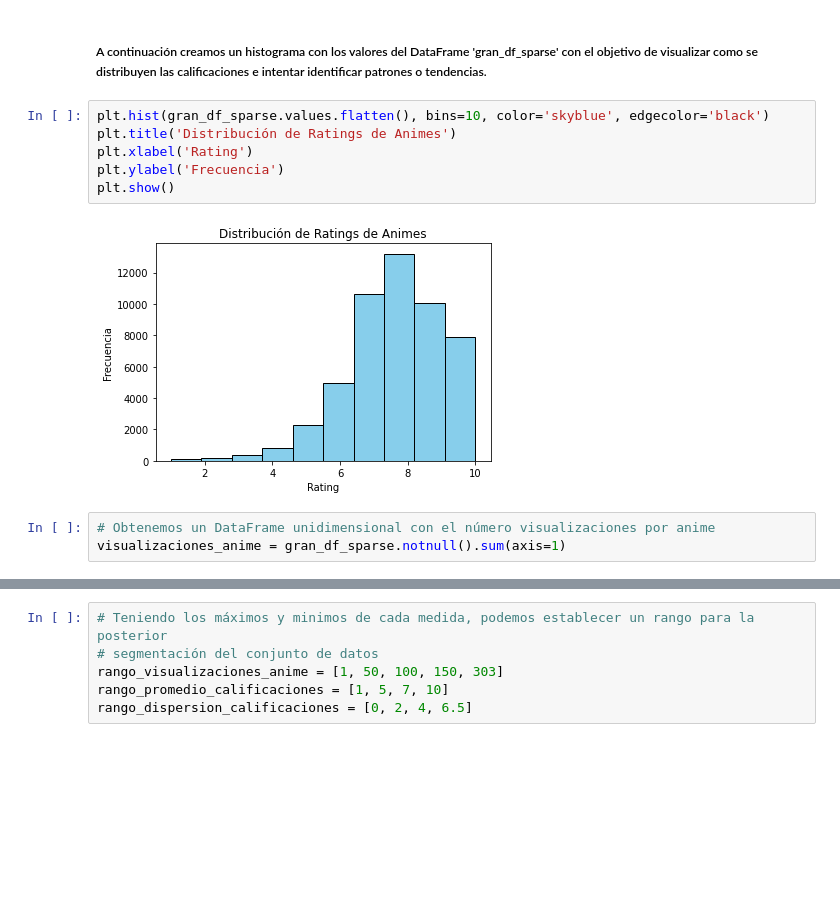
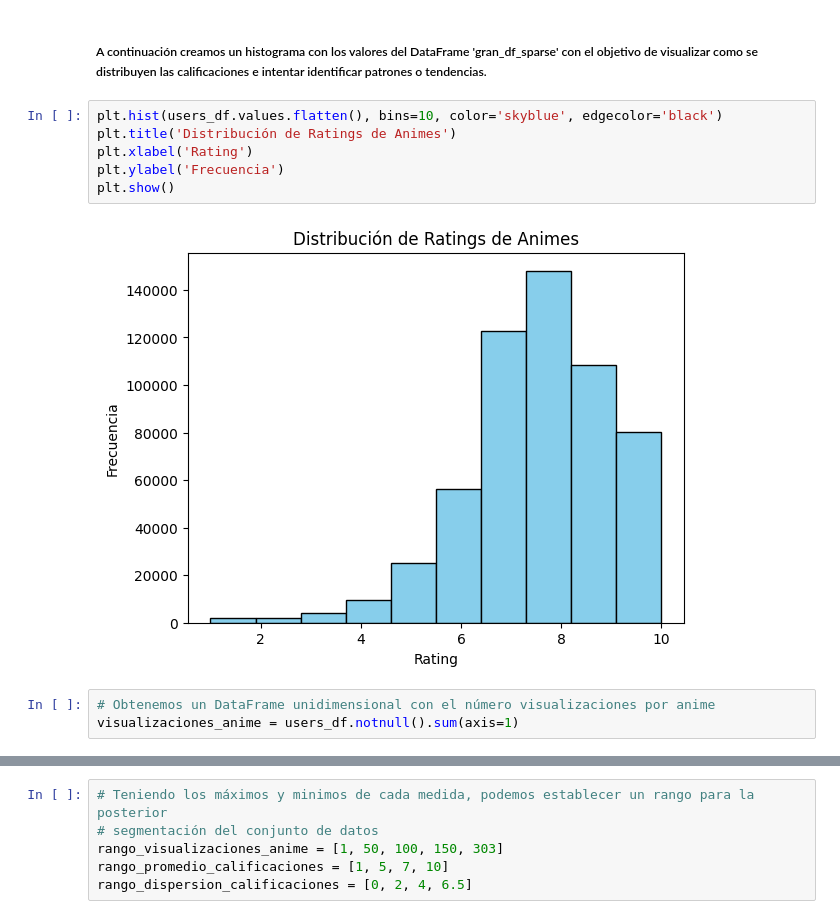
Before and after one commit to VAMarques/Proyecto-Grupo-12, a Jupyter notebook: demo Mativ/usuarios_explotarorio.ipynb, the cells around one changed output, grey strips where cells are left out. Saved outputs shown, nothing was run; the diff lists cells and outputs as text; blank space fills up the shorter version.

```diff
--- a/demo Mativ/usuarios_explotarorio.ipynb
+++ b/demo Mativ/usuarios_explotarorio.ipynb
@@ -45,16 +45,16 @@ users_df
 # %% [markdown]
 ##### A continuación creamos un histograma con los valores del DataFrame 'gran_df_sparse' con el objetivo de visualizar como se distribuyen las calificaciones e intentar identificar patrones o tendencias.
 # %%
-plt.hist(gran_df_sparse.values.flatten(), bins=10, color='skyblue', edgecolor='black')
+plt.hist(users_df.values.flatten(), bins=10, color='skyblue', edgecolor='black')
 plt.title('Distribución de Ratings de Animes')
 plt.xlabel('Rating')
 plt.ylabel('Frecuencia')
 plt.show()
 # %% [output]
-[figure, old version]
+[figure, new version]
 # %%
 # Obtenemos un DataFrame unidimensional con el número visualizaciones por anime
-visualizaciones_anime = gran_df_sparse.notnull().sum(axis=1)
+visualizaciones_anime = users_df.notnull().sum(axis=1)
 # %%
 print(f'Máximas visualizaciones de un anime:', visualizaciones_anime.max())
 print(f'Mínimas visualizaciones de un anime:', visualizaciones_anime.min())
```
Also changed, not shown: parts of 9 cells of this notebook.
